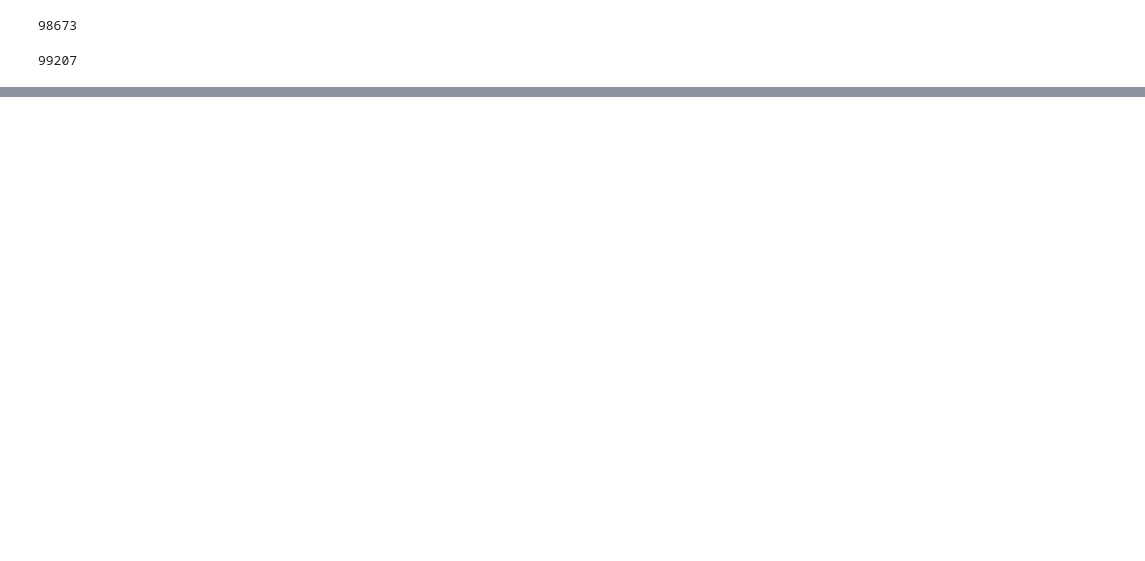
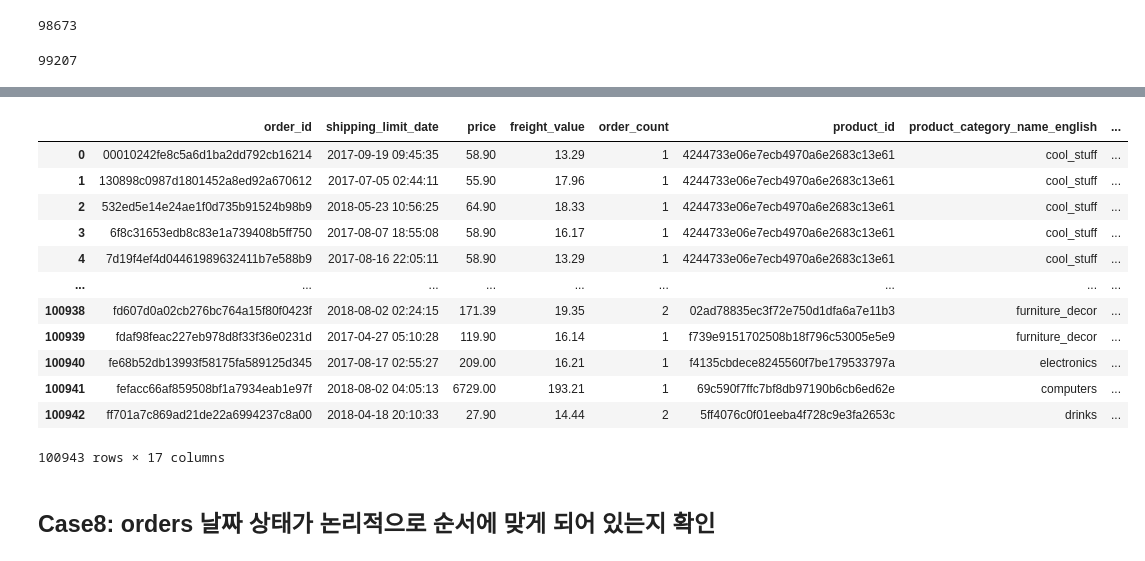
Before and after one commit to DongMyeong2/portfolio, a Jupyter notebook: Sub_Project_1_olist/olist.ipynb, the cells around one changed output, grey strips where cells are left out. Saved outputs shown, nothing was run; the diff lists cells and outputs as text; code cells hidden in the pictures; blank space fills up the shorter version.

```diff
--- a/Sub_Project_1_olist/olist.ipynb
+++ b/Sub_Project_1_olist/olist.ipynb
@@ -394,0 +548,24 @@ len(df_v1['order_id'].unique())
+# %%
+order_items_v3_col = ['order_id', 'shipping_limit_date', 'price', 'freight_value', 'order_count',
+                      'product_id', 'product_category_name_english', 'product_name_lenght', 'product_description_lenght',
+                      'product_photos_qty', 'product_weight_g', 'product_length_cm', 'product_height_cm', 'product_width_cm',
+                      'seller_id', 'seller_city', 'seller_state']
+
+order_items_v3 = pd.merge(order_items_v2, sellers, how='inner', on='seller_id')[order_items_v3_col]
+order_items_v3
+# %% [output]
+|  | order_id | shipping_limit_date | price | freight_value | order_count | product_id | product_category_name_english | ... |
+| 0 | 00010242fe8c5a6d1ba2dd792cb16214 | 2017-09-19 09:45:35 | 58.90 | 13.29 | 1 | 4244733e06e7ecb4970a6e2683c13e61 | cool_stuff | ... |
+| 1 | 130898c0987d1801452a8ed92a670612 | 2017-07-05 02:44:11 | 55.90 | 17.96 | 1 | 4244733e06e7ecb4970a6e2683c13e61 | cool_stuff | ... |
+| 2 | 532ed5e14e24ae1f0d735b91524b98b9 | 2018-05-23 10:56:25 | 64.90 | 18.33 | 1 | 4244733e06e7ecb4970a6e2683c13e61 | cool_stuff | ... |
+| 3 | 6f8c31653edb8c83e1a739408b5ff750 | 2017-08-07 18:55:08 | 58.90 | 16.17 | 1 | 4244733e06e7ecb4970a6e2683c13e61 | cool_stuff | ... |
+| 4 | 7d19f4ef4d04461989632411b7e588b9 | 2017-08-16 22:05:11 | 58.90 | 13.29 | 1 | 4244733e06e7ecb4970a6e2683c13e61 | cool_stuff | ... |
+| ... | ... | ... | ... | ... | ... | ... | ... | ... |
+| 100938 | fd607d0a02cb276bc764a15f80f0423f | 2018-08-02 02:24:15 | 171.39 | 19.35 | 2 | 02ad78835ec3f72e750d1dfa6a7e11b3 | furniture_decor | ... |
+| 100939 | fdaf98feac227eb978d8f33f36e0231d | 2017-04-27 05:10:28 | 119.90 | 16.14 | 1 | f739e9151702508b18f796c53005e5e9 | furniture_decor | ... |
+| 100940 | fe68b52db13993f58175fa589125d345 | 2017-08-17 02:55:27 | 209.00 | 16.21 | 1 | f4135cbdece8245560f7be179533797a | electronics | ... |
+| 100941 | fefacc66af859508bf1a7934eab1e97f | 2018-08-02 04:05:13 | 6729.00 | 193.21 | 1 | 69c590f7ffc7bf8db97190b6cb6ed62e | computers | ... |
+| 100942 | ff701a7c869ad21de22a6994237c8a00 | 2018-04-18 20:10:33 | 27.90 | 14.44 | 2 | 5ff4076c0f01eeba4f728c9e3fa2653c | drinks | ... |
+100943 rows × 17 columns
+# %% [markdown]
+## Case8: orders 날짜 상태가 논리적으로 순서에 맞게 되어 있는지 확인
```
Also changed, not shown: parts of 51 cells of this notebook.
